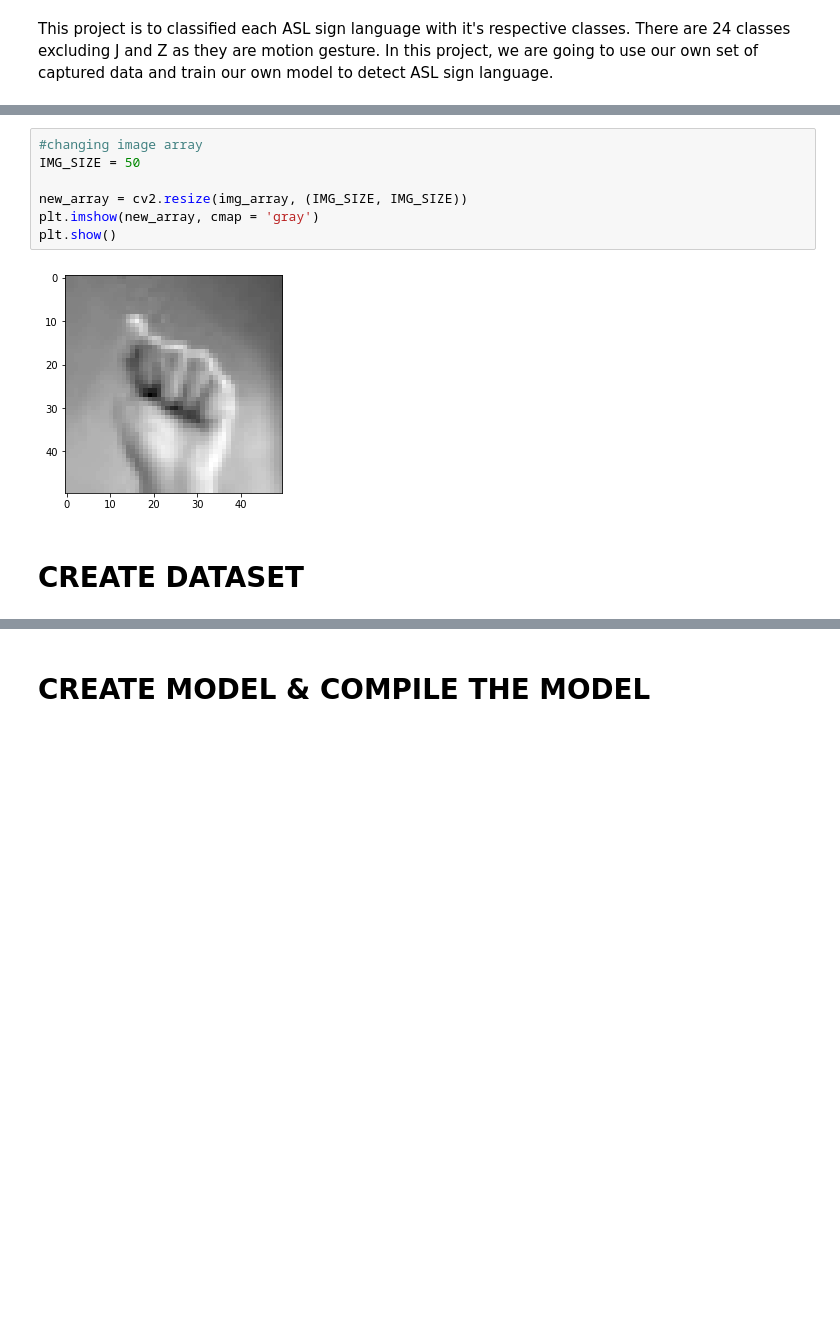
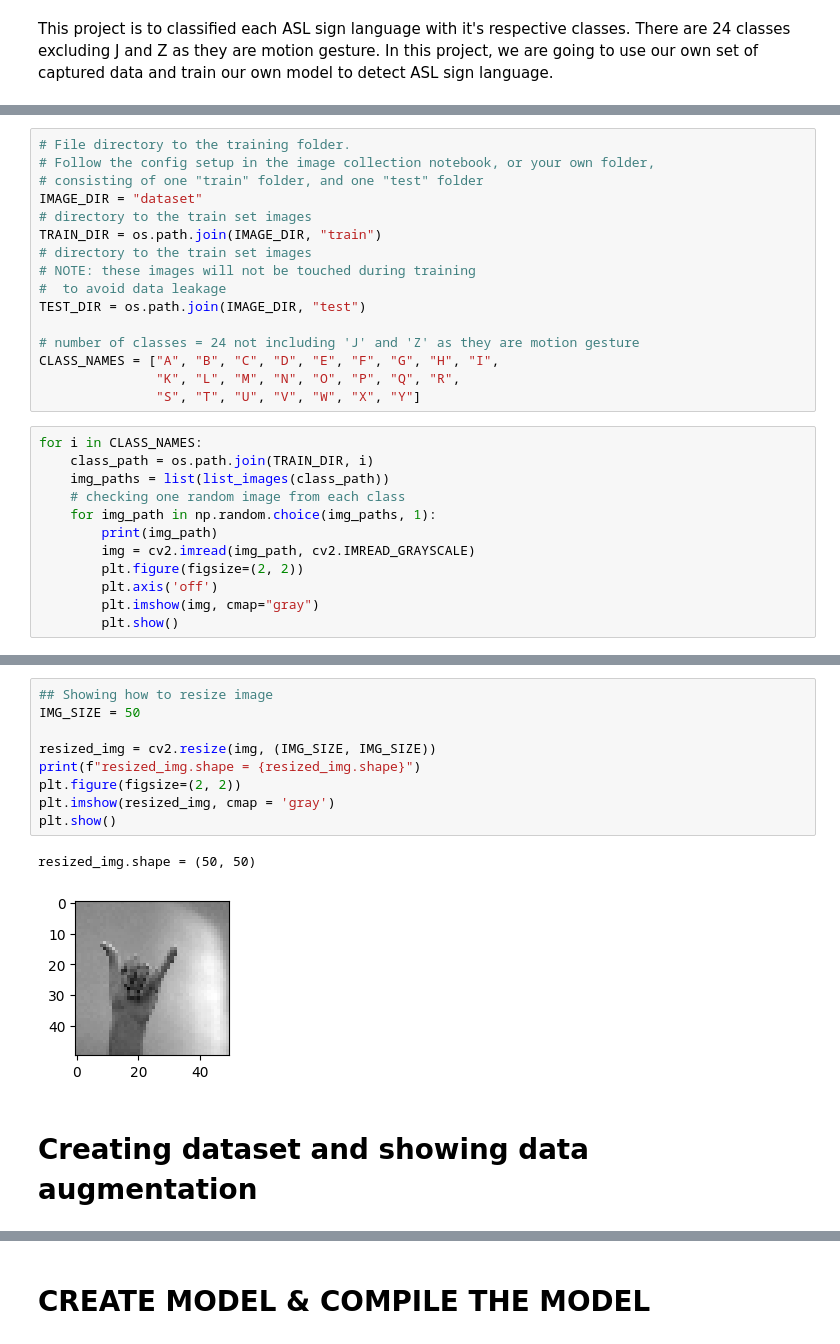
Before and after one commit to ansonnn07/image-classification, a Jupyter notebook: Image Classification (Coding).ipynb, the cells around one changed output, grey strips where cells are left out. Saved outputs shown, nothing was run; the diff lists cells and outputs as text; blank space fills up the shorter version.

```diff
--- a/Image Classification (Coding).ipynb
+++ b/Image Classification (Coding).ipynb
@@ -45,0 +23,28 @@ print(img_array.shape)
+# %%
+# File directory to the training folder.
+# Follow the config setup in the image collection notebook, or your own folder,
+# consisting of one "train" folder, and one "test" folder
+IMAGE_DIR = "dataset"
+# directory to the train set images
+TRAIN_DIR = os.path.join(IMAGE_DIR, "train")
+# directory to the train set images
+# NOTE: these images will not be touched during training
+#  to avoid data leakage
+TEST_DIR = os.path.join(IMAGE_DIR, "test")
+
+# number of classes = 24 not including 'J' and 'Z' as they are motion gesture
+CLASS_NAMES = ["A", "B", "C", "D", "E", "F", "G", "H", "I",
+               "K", "L", "M", "N", "O", "P", "Q", "R",
+               "S", "T", "U", "V", "W", "X", "Y"]
+# %%
+for i in CLASS_NAMES:
+    class_path = os.path.join(TRAIN_DIR, i)
+    img_paths = list(list_images(class_path))
+    # checking one random image from each class
+    for img_path in np.random.choice(img_paths, 1):
+        print(img_path)
+        img = cv2.imread(img_path, cv2.IMREAD_GRAYSCALE)
+        plt.figure(figsize=(2, 2))
+        plt.axis('off')
+        plt.imshow(img, cmap="gray")
+        plt.show()
@@ -46,11 +73,14 @@ print(img_array.shape)
 # %%
-#changing image array
+## Showing how to resize image
 IMG_SIZE = 50
 
-new_array = cv2.resize(img_array, (IMG_SIZE, IMG_SIZE))
-plt.imshow(new_array, cmap = 'gray')
+resized_img = cv2.resize(img, (IMG_SIZE, IMG_SIZE))
+print(f"resized_img.shape = {resized_img.shape}")
+plt.figure(figsize=(2, 2))
+plt.imshow(resized_img, cmap = 'gray')
 plt.show()
 # %% [output]
+resized_img.shape = (50, 50)
-[figure, old version]
+[figure, new version]
-# %% [markdown]
-# CREATE DATASET
+# %% [markdown]
+# Creating dataset and showing data augmentation
```
Also changed, not shown: parts of 21 cells of this notebook, 3 other files.
